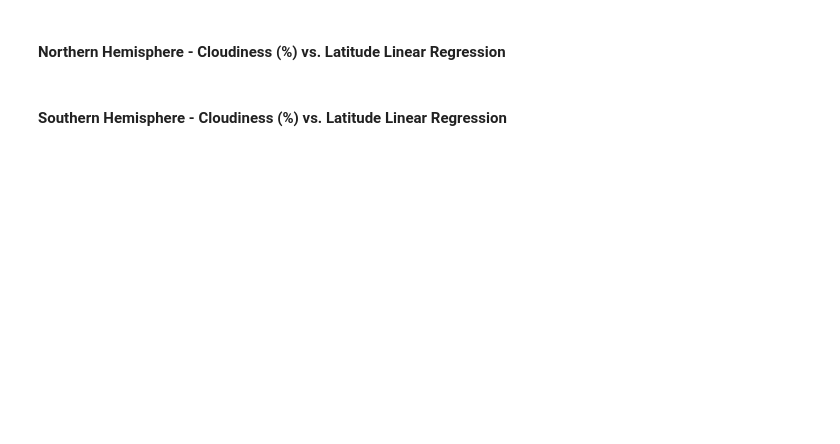
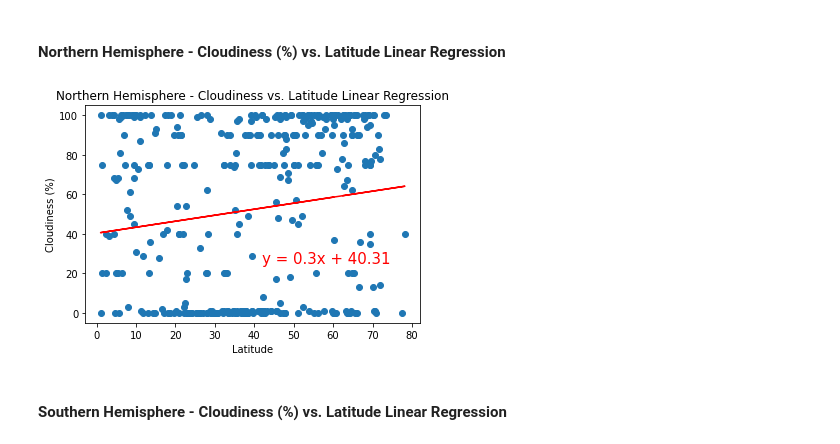
Before and after one commit to joe-m-2020/python-api-challenge, a Jupyter notebook: WeatherPy/WeatherPy.ipynb, the cells around one changed output. Drawn from its saved outputs; the diff is of its cells as text; code cells hidden in the pictures; blank space fills up the shorter version.

Commit message:
Finished Weather PY

```diff
--- a/WeatherPy/WeatherPy.ipynb
+++ b/WeatherPy/WeatherPy.ipynb
@@ -335,2 +347,15 @@ plt.savefig(r'C:\Users\Joe\Documents\Boot_Camp\Homework\Week_6\06-Python-APIs\py
+# %%
+# plot the data and add line of regression
+
+plt.scatter(north_lats,cloudiness_north)
+plt.plot(north_lats,nc_fit,"r-")
+plt.annotate(line_eq5,(42,25),fontsize=15,color='red')
+plt.title("Northern Hemisphere - Cloudiness vs. Latitude Linear Regression")
+plt.xlabel('Latitude')
+plt.ylabel('Cloudiness (%)')
+
+plt.savefig(r'C:\Users\Joe\Documents\Boot_Camp\Homework\Week_6\06-Python-APIs\python-api-challenge\WeatherPy\Figures\North_Cloudiness_vs_Latitude.png')
+# %% [output]
+[figure, added]
 # %% [markdown]
 ####  Southern Hemisphere - Cloudiness (%) vs. Latitude Linear Regression
```
Also changed, not shown: parts of 15 cells of this notebook, 6 other files.
